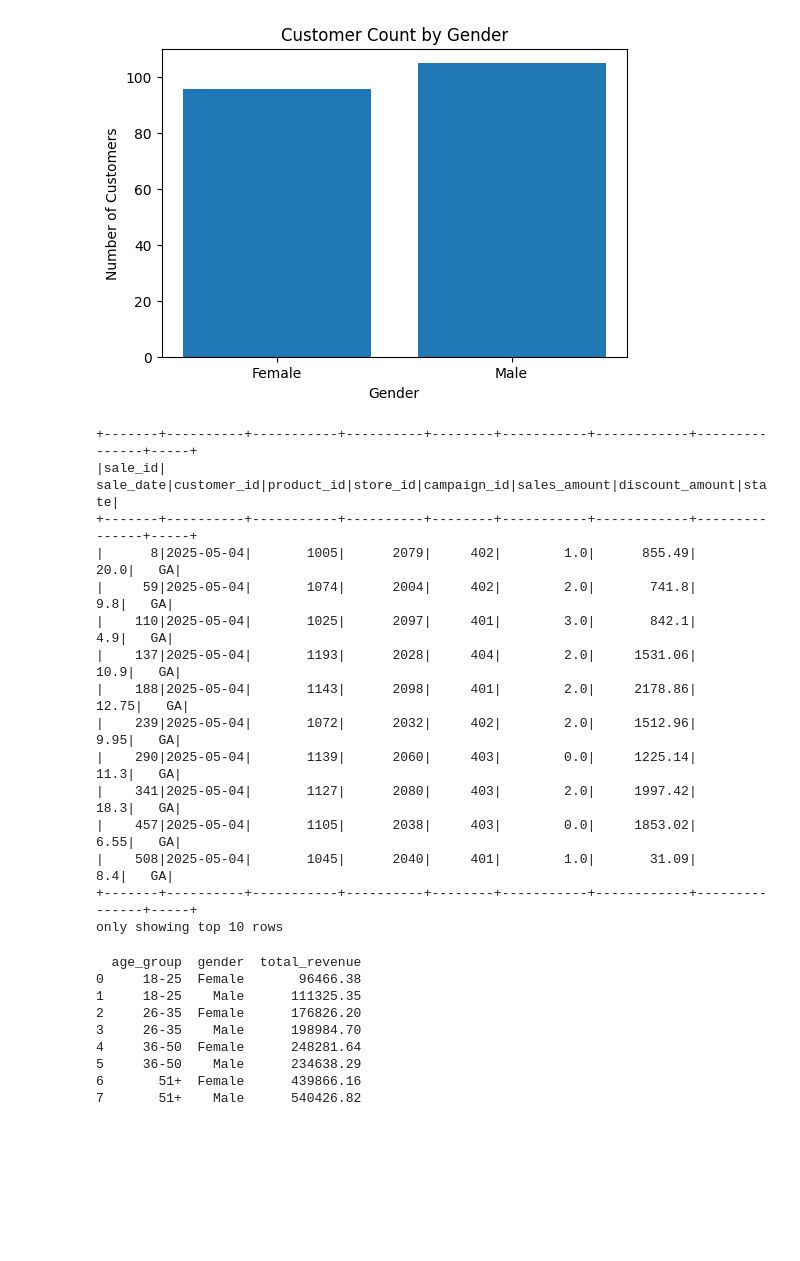
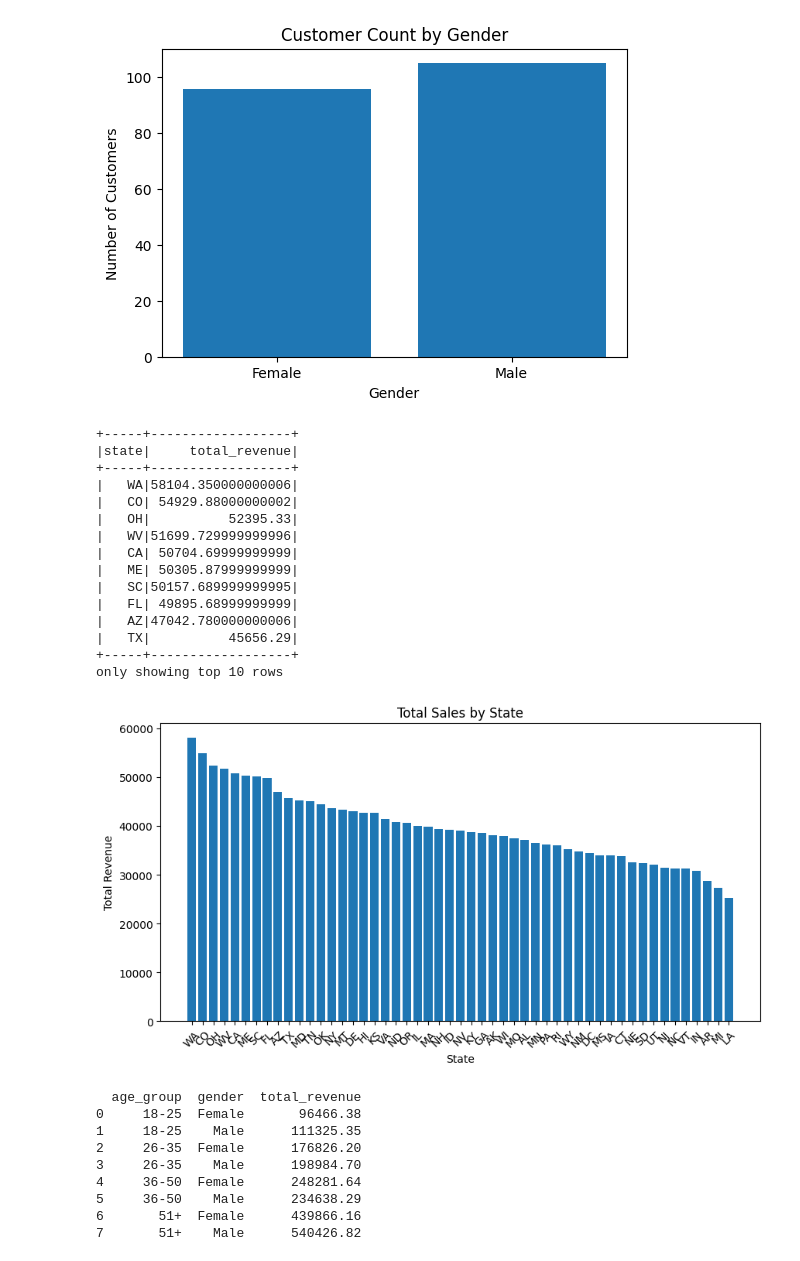
Before and after one commit to sydsailors/smart-store-sydney, a Jupyter notebook: custom/P7_Custom_BI.ipynb, the cells around one changed output. Saved outputs shown, nothing was run; the diff lists cells and outputs as text; code cells hidden in the pictures; blank space fills up the shorter version.

```diff
--- a/custom/P7_Custom_BI.ipynb
+++ b/custom/P7_Custom_BI.ipynb
@@ -146,27 +146,46 @@ plt.show()
 [figure]
 # %%
 slice_df = spark.sql("""
-    SELECT *
+    SELECT
+        state,
+        SUM(sales_amount) AS total_revenue
     FROM sale
-    WHERE state = 'GA'
+    GROUP BY state
+    ORDER BY total_revenue DESC
 """)
 slice_df.show(10)
 # %% [output]
-+-------+----------+-----------+----------+--------+-----------+------------+---------------+-----+
-|sale_id| sale_date|customer_id|product_id|store_id|campaign_id|sales_amount|discount_amount|state|
-+-------+----------+-----------+----------+--------+-----------+------------+---------------+-----+
-|      8|2025-05-04|       1005|      2079|     402|        1.0|      855.49|           20.0|   GA|
-|     59|2025-05-04|       1074|      2004|     402|        2.0|       741.8|            9.8|   GA|
-|    110|2025-05-04|       1025|      2097|     401|        3.0|       842.1|            4.9|   GA|
-|    137|2025-05-04|       1193|      2028|     404|        2.0|     1531.06|           10.9|   GA|
-|    188|2025-05-04|       1143|      2098|     401|        2.0|     2178.86|          12.75|   GA|
-|    239|2025-05-04|       1072|      2032|     402|        2.0|     1512.96|           9.95|   GA|
-|    290|2025-05-04|       1139|      2060|     403|        0.0|     1225.14|           11.3|   GA|
-|    341|2025-05-04|       1127|      2080|     403|        2.0|     1997.42|           18.3|   GA|
-|    457|2025-05-04|       1105|      2038|     403|        0.0|     1853.02|           6.55|   GA|
-|    508|2025-05-04|       1045|      2040|     401|        1.0|       31.09|            8.4|   GA|
-+-------+----------+-----------+----------+--------+-----------+------------+---------------+-----+
++-----+------------------+
+|state|     total_revenue|
++-----+------------------+
+|   WA|58104.350000000006|
+|   CO| 54929.88000000002|
+|   OH|          52395.33|
+|   WV|51699.729999999996|
+|   CA| 50704.69999999999|
+|   ME| 50305.87999999999|
+|   SC|50157.689999999995|
+|   FL| 49895.68999999999|
+|   AZ|47042.780000000006|
+|   TX|          45656.29|
++-----+------------------+
 only showing top 10 rows
+# %%
+# Convert to Pandas
+slice_pd = slice_df.toPandas()
+
+import matplotlib.pyplot as plt
+
+plt.figure(figsize=(10,5))
+bars = plt.bar(slice_pd['state'], slice_pd['total_revenue'])
+
+plt.xlabel('State')
+plt.ylabel('Total Revenue')
+plt.title('Total Sales by State')
+plt.xticks(rotation=45)
+plt.show()
+# %% [output]
+[figure, added]
 # %%
 dice_df = spark.sql("""
     SELECT
```
Also changed, not shown: parts of 5 cells of this notebook.
